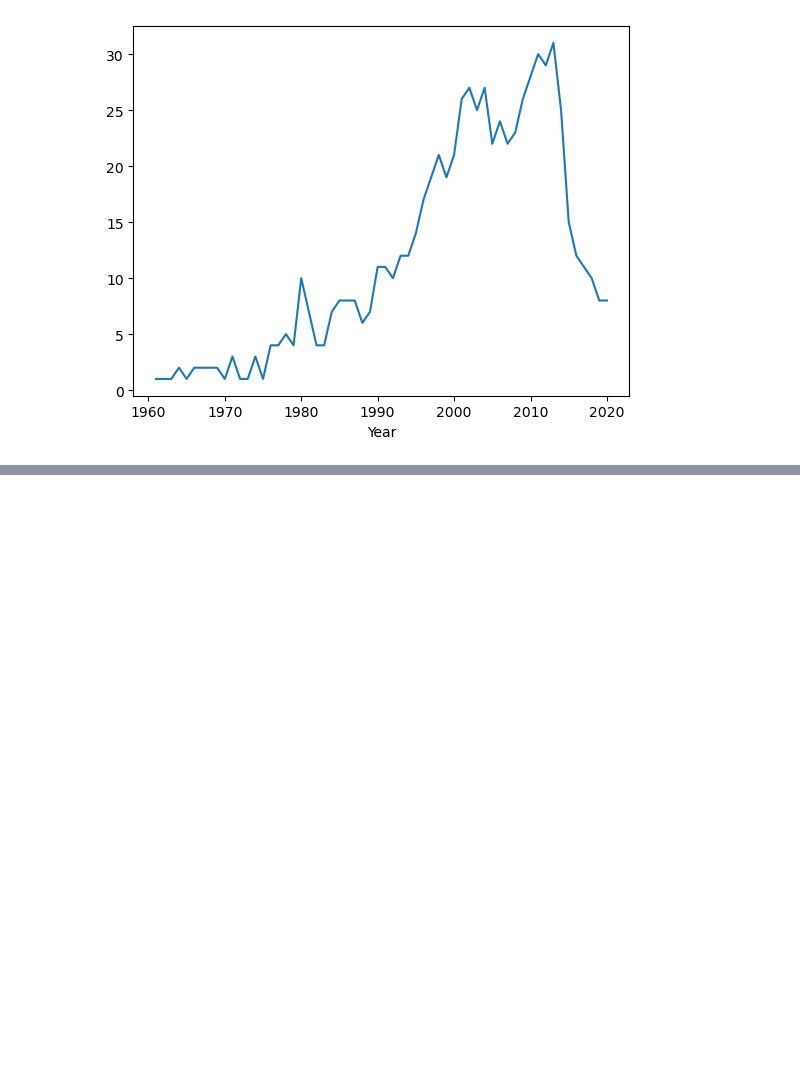
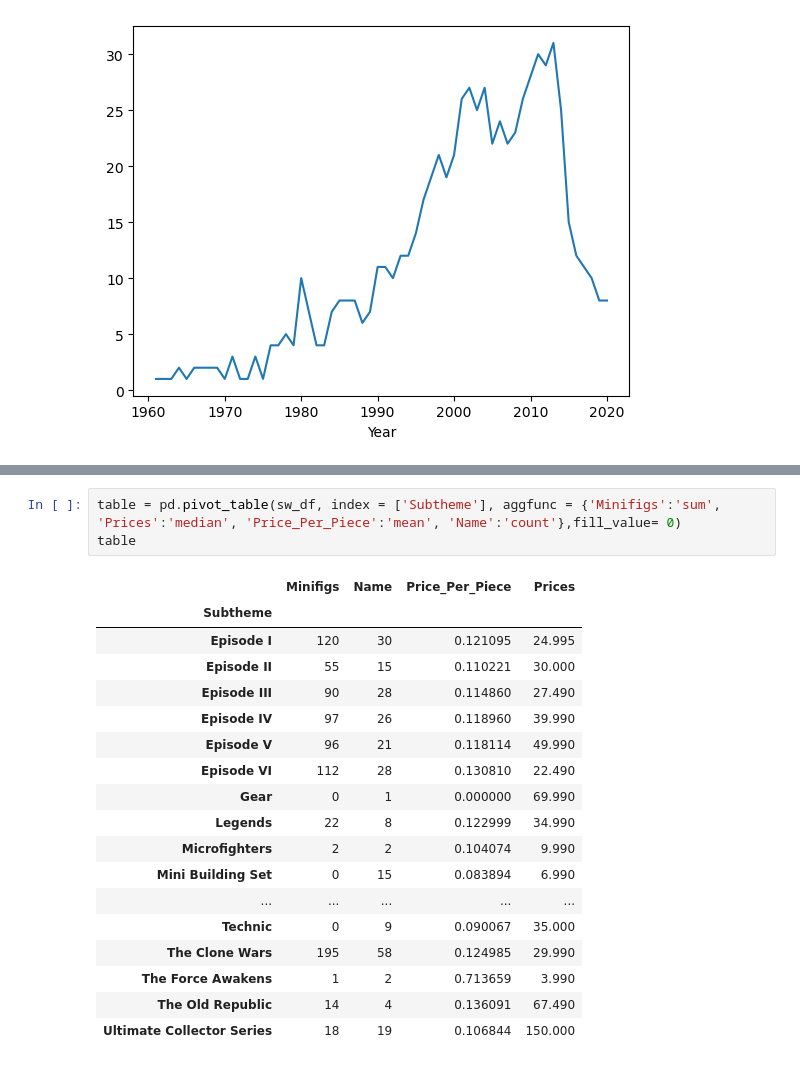
Before and after one commit to Domgraz/Lego_EDA, a Jupyter notebook: Lego_eda.ipynb, the cells around one changed output, grey strips where cells are left out. Drawn from its saved outputs; the diff is of its cells as text; blank space fills up the shorter version.

```diff
--- a/Lego_eda.ipynb
+++ b/Lego_eda.ipynb
@@ -144,0 +150,22 @@ year_theme_df.plot()
+# %%
+table = pd.pivot_table(sw_df, index = ['Subtheme'], aggfunc = {'Minifigs':'sum', 'Prices':'median', 'Price_Per_Piece':'mean', 'Name':'count'},fill_value= 0)
+table
+# %% [output]
+|  | Minifigs | Name | Price_Per_Piece | Prices |
+| Subtheme |  |  |  |  |
+| Episode I | 120 | 30 | 0.121095 | 24.995 |
+| Episode II | 55 | 15 | 0.110221 | 30.000 |
+| Episode III | 90 | 28 | 0.114860 | 27.490 |
+| Episode IV | 97 | 26 | 0.118960 | 39.990 |
+| Episode V | 96 | 21 | 0.118114 | 49.990 |
+| Episode VI | 112 | 28 | 0.130810 | 22.490 |
+| Gear | 0 | 1 | 0.000000 | 69.990 |
+| Legends | 22 | 8 | 0.122999 | 34.990 |
+| Microfighters | 2 | 2 | 0.104074 | 9.990 |
+| Mini Building Set | 0 | 15 | 0.083894 | 6.990 |
+| ... | ... | ... | ... | ... |
+| Technic | 0 | 9 | 0.090067 | 35.000 |
+| The Clone Wars | 195 | 58 | 0.124985 | 29.990 |
+| The Force Awakens | 1 | 2 | 0.713659 | 3.990 |
+| The Old Republic | 14 | 4 | 0.136091 | 67.490 |
+| Ultimate Collector Series | 18 | 19 | 0.106844 | 150.000 |
```
Also changed, not shown: parts of 6 cells of this notebook.
